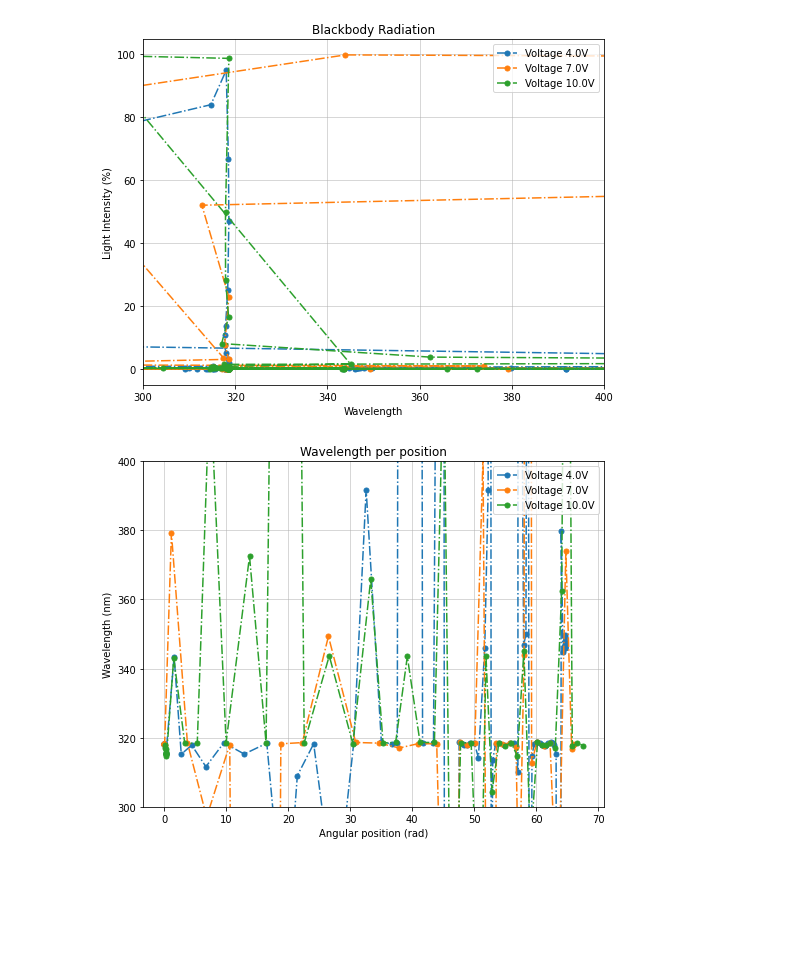
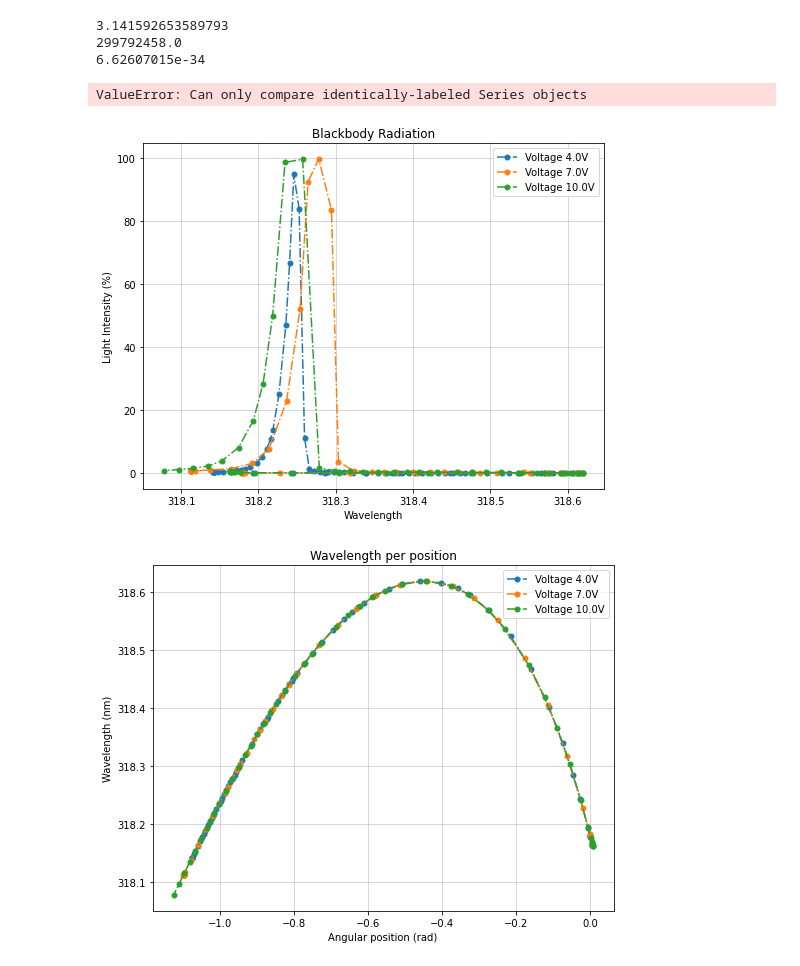
Before and after one commit to Shnrqpdr/modern-physics-lab, a Jupyter notebook: blackbody/blackbody.ipynb, the cells around one changed output. Saved outputs shown, nothing was run; the diff lists cells and outputs as text; code cells hidden in the pictures; blank space fills up the shorter version.

```diff
--- a/blackbody/blackbody.ipynb
+++ b/blackbody/blackbody.ipynb
@@ -1,10 +1,20 @@
 # %%
 import chardet
 import numpy as np
+import scipy as sp
+import scipy.constants as constants
 import pandas as pd
 
 fenda = 0.1
 tab = '\t'
+pi = constants.pi
+lightSpeed = constants.c
+h = constants.Planck
+k = constants.Boltzmann
+
+print(pi)
+print(lightSpeed)
+print(h)
 
 
 voltagem = [4.0, 7.0, 10.0]
@@ -19,9 +29,11 @@ posicaoAngular = []
 
 refractionIndexPerVolt = []
 wavelengthPerVolt = []
+intensityTheoryPerVolt = []
 
 wavelength = []
 refractionIndex = []
+intensityTheory = []
 
 A = 320
 B = 1
@@ -50,7 +62,7 @@ for volt in voltagem:
             enc = chardet.detect(f.read())  # or readline if the file is large
 
     file = pd.read_csv(f'data/0.1mm{volt}v.txt', header = None, sep='\s+', encoding=enc['encoding'])
-    posicaoAngular.append([file[1].abs()])
+    posicaoAngular.append([file[1]*(1/60)])
     intensidadeLuz.append([file[2]])
 
 
@@ -58,14 +70,18 @@ for array in posicaoAngular:
     for i in array:
         n = np.sqrt(((2/np.sqrt(3))*np.sin(i) + (1/2))*((2/np.sqrt(3))*np.sin(i) + (1/2)) + (3/4))
         w = A + B*(1/(n-E)) + C*(1/(n-E))*(1/(n-E)) + D*(1/(n-E))*(1/(n-E))*(1/(n-E))
+        theoryIntensity = ((2*pi*(lightSpeed)*(lightSpeed)*h)/(w*w*w*w*w))*(1/((np.exp((h*lightSpeed)/w*k*temperatura[0])) - 1))
 
         refractionIndexPerVolt.append(n)
         wavelengthPerVolt.append(w)
+        intensityTheoryPerVolt.append(theoryIntensity)
 
     refractionIndex.append(refractionIndexPerVolt)
     wavelength.append(wavelengthPerVolt)
+    intensityTheory.append(intensityTheoryPerVolt)
     refractionIndexPerVolt = []
     wavelengthPerVolt = []
+    intensityTheoryPerVolt = []
 
 
 for i in range(np.size(voltagem)):
@@ -73,13 +89,19 @@ for i in range(np.size(voltagem)):
               "wavelength": wavelength[i][0],
               "refractionIndex": refractionIndex[i][0],
               "intensidade": intensidadeLuz[i][0],
-              "posicao": posicaoAngular[i][0]
+              "posicao": posicaoAngular[i][0],
+              "intensityTheory": intensityTheory[i][0]
               }
 
     volt = voltagem[i]
 
     dataFrame = pd.DataFrame(dadosVolt)
     dataFrame.to_csv(f'results/dadosV{volt}.txt', index=False, sep=tab)
+# %% [output]
+3.141592653589793
+299792458.0
+6.62607015e-34
+ValueError: Can only compare identically-labeled Series objects
 # %%
 import matplotlib.pyplot as plt
 import numpy as np
@@ -98,40 +120,40 @@ for volt in voltagem:
 
 axes.set_title("Blackbody Radiation")
 
-axes.set_xlim(300, 400)
+# axes.set_xlim(300, 400)
 
 plt.grid(linestyle='-', linewidth=0.5)
 axes.legend(loc='upper right')
 
 plt.savefig("plots/blackbody.png", dpi=400)
 # %% [output]
-[figure, old version]
+[figure, new version]
 # %%
 import matplotlib.pyplot as plt
 import numpy as np
 
 fig1 = plt.figure(figsize=(8,6))
 
 # x=np.arange(0,50,2)
 
 axes = fig1.add_axes([0.1,0.1,0.8,0.8])
 
 for volt in voltagem:
     file = pd.read_csv(f'results/dadosV{volt}.txt', header = 0, sep='\s+')
     axes.plot(file['posicao'], file['wavelength'], ls='-.', marker='o',markersize=5, label=f'Voltage {volt}V')
     axes.set_xlabel('Angular position (rad)')
     axes.set_ylabel("Wavelength (nm)")
 
 axes.set_title("Wavelength per position")
 
-axes.set_ylim(300, 400)
+# axes.set_ylim(300, 400)
 
 plt.grid(linestyle='-', linewidth=0.5)
 axes.legend(loc='upper right')
 
 plt.savefig("plots/wavelengthperposition.png", dpi=400)
 # %% [output]
-[figure, old version]
+[figure, new version]
 # %%
 import matplotlib.pyplot as plt
 import numpy as np
```
Also changed, not shown: parts of 2 cells of this notebook, 7 other files.
